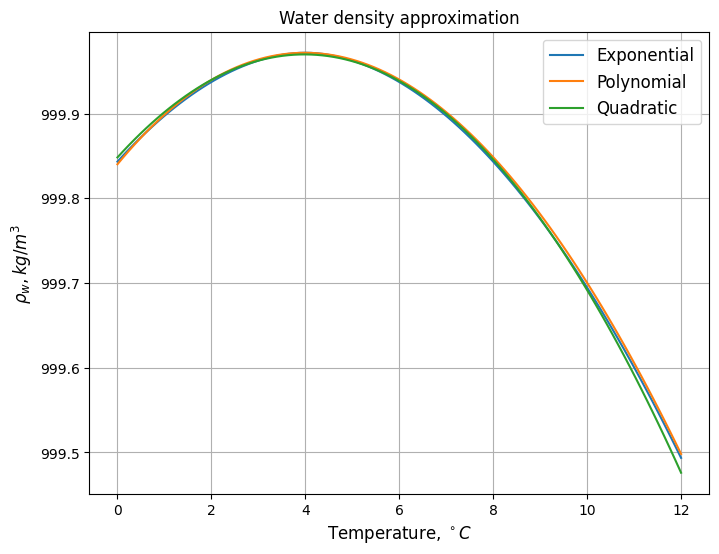
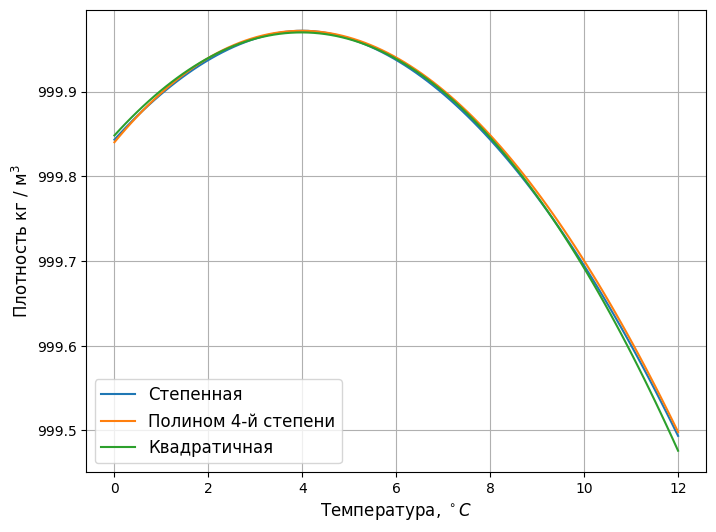
The notebook cell's code change between the first figure and the second:
--- before
+++ after
@@ -23,13 +23,13 @@
 plt.figure(figsize=(8, 6))
 ax = plt.axes()
-plt.plot(T, rho_exp, label="Exponential")
-plt.plot(T, rho_poly, label="Polynomial")
-plt.plot(T, rho_quad, label="Quadratic")
+plt.plot(T, rho_exp, label="Степенная")
+plt.plot(T, rho_poly, label="Полином 4-й степени")
+plt.plot(T, rho_quad, label="Квадратичная")
 
-ax.set_title("Water density approximation")
-ax.set_xlabel(r"Temperature, $^\circ C$", fontsize=12)
-ax.set_ylabel(r"$\rho_w, kg / m^3$", fontsize=12)
+#ax.set_title("Сравнение аппроксимаций уравнения состояния")
+ax.set_xlabel(r"Температура, $^\circ C$", fontsize=12)
+ax.set_ylabel(r"Плотность кг / $\text{м}^3$", fontsize=12)
 plt.grid()
 plt.legend(fontsize=12)
-#plt.savefig("water_density_approx.jpg", dpi=300)
+plt.savefig("water_density_approx.jpg", dpi=300)
 plt.show()

Commit: sync